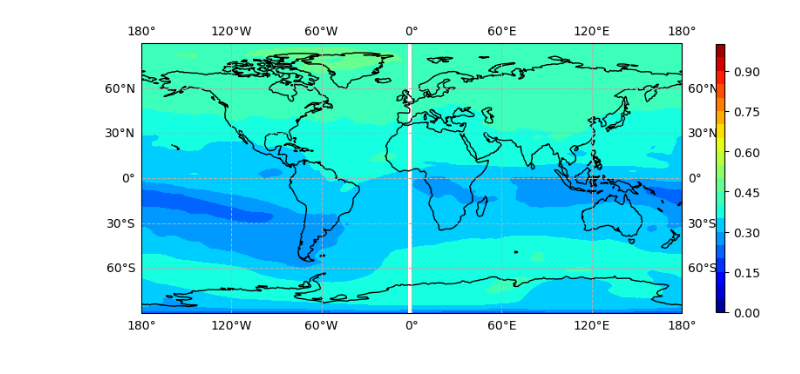
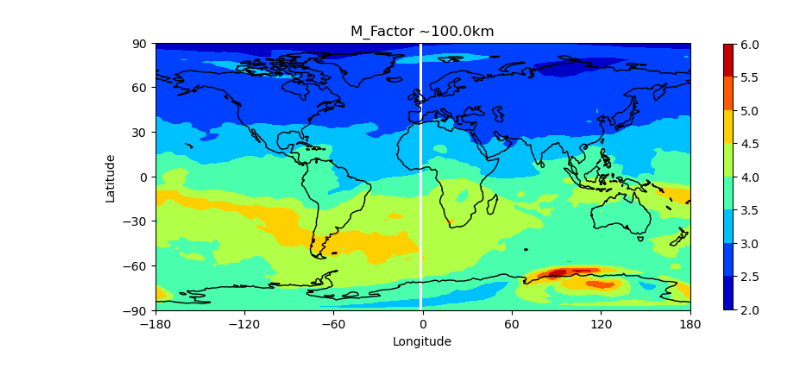
Before and after one commit to tashaay/SpE_Identification_Notebooks, a Jupyter notebook: Factor Calc.ipynb, the cells around one changed output. Cells and saved outputs as stored; diff of their text form; code cells hidden in the pictures.

```diff
--- a/Factor Calc.ipynb
+++ b/Factor Calc.ipynb
@@ -76,5 +76,7 @@ Fep = dst.variables['Fep']
 Mgp = dst.variables['Mgp']
 Nap = dst.variables['Nap']
 
-M_Factor = Fep / ( Nap + Mgp + Mgp + Fep)
-#e_Factor = Fep / elect
+electav = elect.mean(dim='time')
+Fepav = Fep.mean(dim='time')
+Mgpav = Mgp.mean(dim='time')
+Napav = Nap.mean(dim='time')
@@ -114,10 +100,10 @@ nan
 # %%
 # Specify the desired altitude in km
-desired_altitude_km = 90.0
+desired_altitude_km = 100.0
 
 # Find the index of the closest altitude in geopH
-closest_altitude_index = np.abs(Zavg - desired_altitude_km).argmin(dim='lev')
+closest_altitude_index = np.abs(Zavg_sliced - desired_altitude_km).argmin(dim='lev')
 
 # Use the index to select values from the 'Factor' variable
-sel_M_Factor_values = M_Factor_mean.isel(lev=closest_altitude_index)
-#sel_e_Factor_values = M_Factor_mean.isel(lev=closest_altitude_index)
+sel_M_Factor = M_Factor.isel(lev=closest_altitude_index)
+sel_e_Factor = e_Factor.isel(lev=closest_altitude_index)
@@ -140,14 +110,29 @@ array([[0.18556733, 0.18556733, 0.18556733, ..., 0.18556733, 0.18556733,
 # %%
-# Select the first time step
+
+# Create a 2D grid using meshgrid
+lon_2d, lat_2d = np.meshgrid(lon, lat)
+
 
 fig, ax = plt.subplots(figsize=(10, 8), subplot_kw={'projection': ccrs.PlateCarree()})
-contour = ax.contourf(lon, lat, sel_M_Factor_values, cmap='jet', levels=np.linspace(0, 1, 21)
+contour = ax.contourf(lon, lat, sel_M_Factor, cmap='jet'#, levels=np.linspace(0, 0.5, 11)
                       , transform=ccrs.PlateCarree())
 cbar = plt.colorbar(contour
                     #, label=''
                     , ax=ax, orientation='vertical', pad=0.05, aspect=30, shrink=0.5)
 ax.coastlines()
-gl = ax.gridlines(draw_labels=True, linestyle='--')
+
+ax.set_xticks([-180, -120, -60, 0, 60, 120, 180], crs=ccrs.PlateCarree())
+ax.set_xlabel('Longitude')
+ax.set_yticks(np.linspace(-90, 90, 7))
+ax.set_ylabel('Latitude')
+ax.set_title(f'M_Factor ~{desired_altitude_km}km')
+
+#gl = ax.gridlines(draw_labels=True, linestyle='--')
+
+figname = f'M_Factor_{desired_altitude_km}.png'
+plt.savefig('./Figures/Factor/' + str(figname), dpi=400, bbox_inches='tight')
+
+
 plt.show()
 # %% [output]
-[figure, old version]
+[figure, new version]
```
Also changed, not shown: parts of 7 cells of this notebook, 11 other files.
